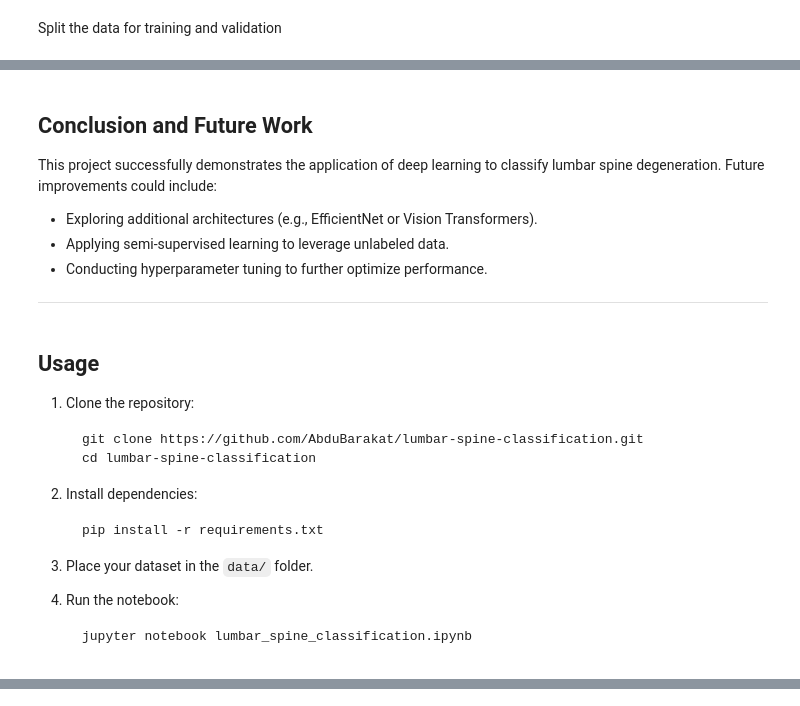
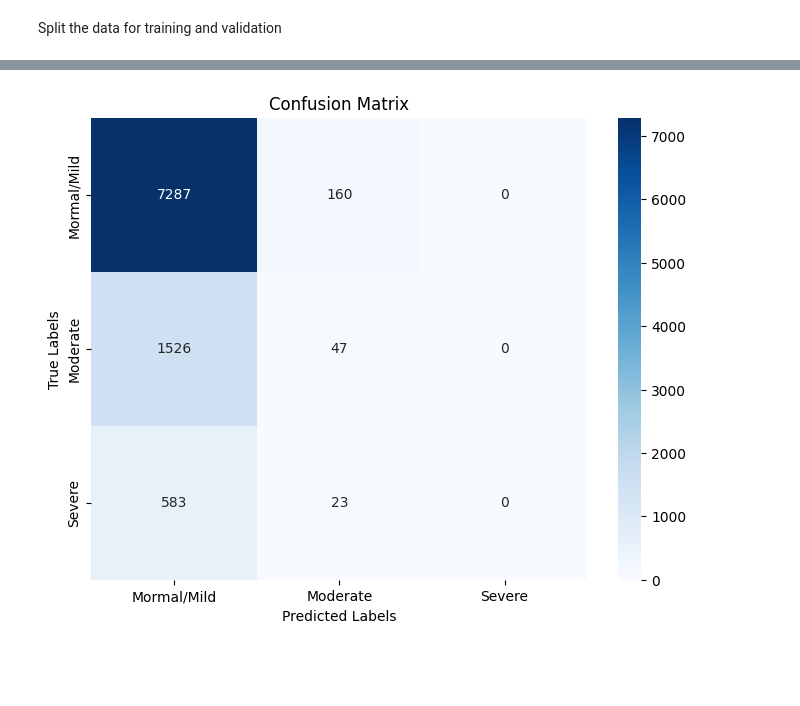
Before and after one commit to AbdulBarakat/lumbar-spine-classification, a Jupyter notebook: lumbar_spine_classification.ipynb, the cells around one changed output, grey strips where cells are left out. Saved outputs shown, nothing was run; the diff lists cells and outputs as text; code cells hidden in the pictures; blank space fills up the shorter version.

````diff
--- a/lumbar_spine_classification.ipynb
+++ b/lumbar_spine_classification.ipynb
@@ -353,7 +170,7 @@ val_datagen.fit(X_val)
 # %%
 #Save the model after every epoch in the temp storage file
 checkpoint = tf.keras.callbacks.ModelCheckpoint(
-    temp_storage_path + 'model_checkpoint_adam.keras',
+    temp_storage_path + 'model_checkpoint_adam_12-22-2024_original.keras',
     save_best_only=True,
     monitor='val_loss',
     mode='min',
@@ -371,9 +188,9 @@ early_stopping = tf.keras.callbacks.EarlyStopping(
 #Fine tune the model
 history = model.fit(
     train_generator,
-    validation_data=(X_val, y_val),
+    validation_data=val_generator,
     steps_per_epoch= len(X_train) // batch_size,
-    epochs=50,
+    epochs=20,
     validation_steps= len(X_val) // batch_size,
     class_weight=class_weights,
     callbacks=[checkpoint, reduce_lr, early_stopping],
@@ -407,7 +265,7 @@ model.compile(optimizer=tf.keras.optimizers.Adam(learning_rate=1e-5),
 
 #Save the model after every epoch in the temp storage file
 checkpoint = tf.keras.callbacks.ModelCheckpoint(
-    temp_storage_path + 'model_checkpoint_adam.keras',
+    temp_storage_path + 'model_checkpoint_adam_12-22-2024_original_unfreeze.keras',
     save_best_only=True,
     monitor='val_loss',
     mode='min',
@@ -425,9 +283,9 @@ early_stopping = tf.keras.callbacks.EarlyStopping(
 #Fine tune the model
 history_tuned = model.fit(
     train_generator,
-    validation_data=(X_val, y_val),
+    validation_data=val_generator,
     steps_per_epoch= len(X_train) // batch_size,
-    epochs=50,
+    epochs=20,
     validation_steps= len(X_val) // batch_size,
     class_weight=class_weights,
     callbacks=[checkpoint, reduce_lr, early_stopping],
@@ -465,31 +330,16 @@ The model's bias toward the majority class highlights a need for further experim
-# %% [markdown]
-## Conclusion and Future Work
-
-This project successfully demonstrates the application of deep learning to classify lumbar spine degeneration.
-Future improvements could include:
-- Exploring additional architectures (e.g., EfficientNet or Vision Transformers).
-- Applying semi-supervised learning to leverage unlabeled data.
-- Conducting hyperparameter tuning to further optimize performance.
-
----
-# %% [markdown]
-
-## Usage
-
-1. Clone the repository:
-   ```bash
-   git clone https://github.com/AbduBarakat/lumbar-spine-classification.git
-   cd lumbar-spine-classification
-   ```
-
-2. Install dependencies:
-   ```bash
-   pip install -r requirements.txt
-   ```
-
-3. Place your dataset in the `data/` folder.
-
-4. Run the notebook:
-   ```bash
-   jupyter notebook lumbar_spine_classification.ipynb
-   ```
+# %%
+y_pred_probs = model.predict(X_val)
+y_pred_classes = np.argmax(y_pred_probs, axis=1)
+y_true_classes = np.argmax(y_val, axis=1)
+
+cm = confusion_matrix(y_true_classes, y_pred_classes)
+
+plt.figure(figsize=(8, 6))
+sns.heatmap(cm, annot=True, fmt="d", cmap="Blues",
+            xticklabels=["Mormal/Mild", "Moderate", "Severe"],
+            yticklabels=["Mormal/Mild", "Moderate", "Severe"])
+plt.xlabel("Predicted Labels")
+plt.ylabel("True Labels")
+plt.title("Confusion Matrix")
+plt.show()
+# %% [output]
@@ -495,0 +347 @@ Future improvements could include:
+[figure, added]
````
Also changed, not shown: parts of 63 cells of this notebook.
